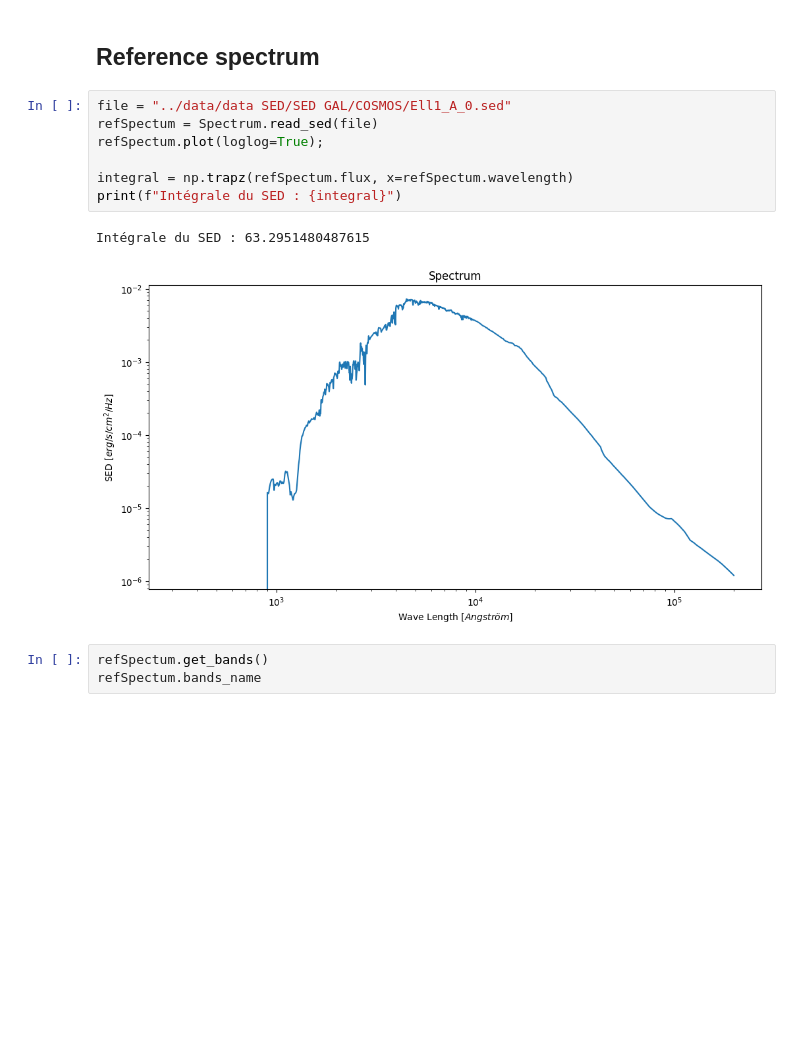
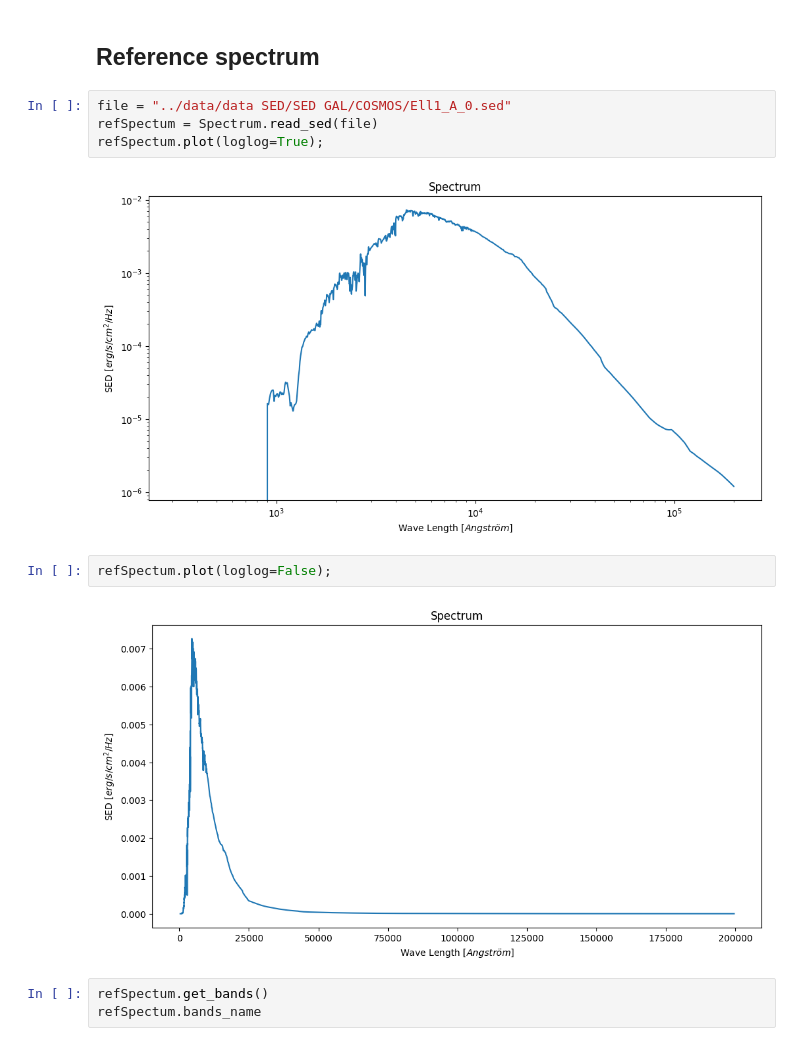
Before and after one commit to johannct/M2_Stage_Code, a Jupyter notebook: Simulation/SED_Study.ipynb, the cells around one changed output. Cells and saved outputs as stored; diff of their text form; blank space fills up the shorter version.

```diff
--- a/Simulation/SED_Study.ipynb
+++ b/Simulation/SED_Study.ipynb
@@ -24,12 +24,12 @@ from spectra import Spectrum
 file = "../data/data SED/SED GAL/COSMOS/Ell1_A_0.sed"
 refSpectum = Spectrum.read_sed(file)
 refSpectum.plot(loglog=True);
-
-integral = np.trapz(refSpectum.flux, x=refSpectum.wavelength)
-print(f"Intégrale du SED : {integral}")
 # %% [output]
-Intégrale du SED : 63.2951480487615
 [figure]
+# %%
+refSpectum.plot(loglog=False);
+# %% [output]
+[figure, added]
 # %%
 refSpectum.get_bands()
 refSpectum.bands_name
```
Also changed, not shown: parts of 8 cells of this notebook, 3 other files.
